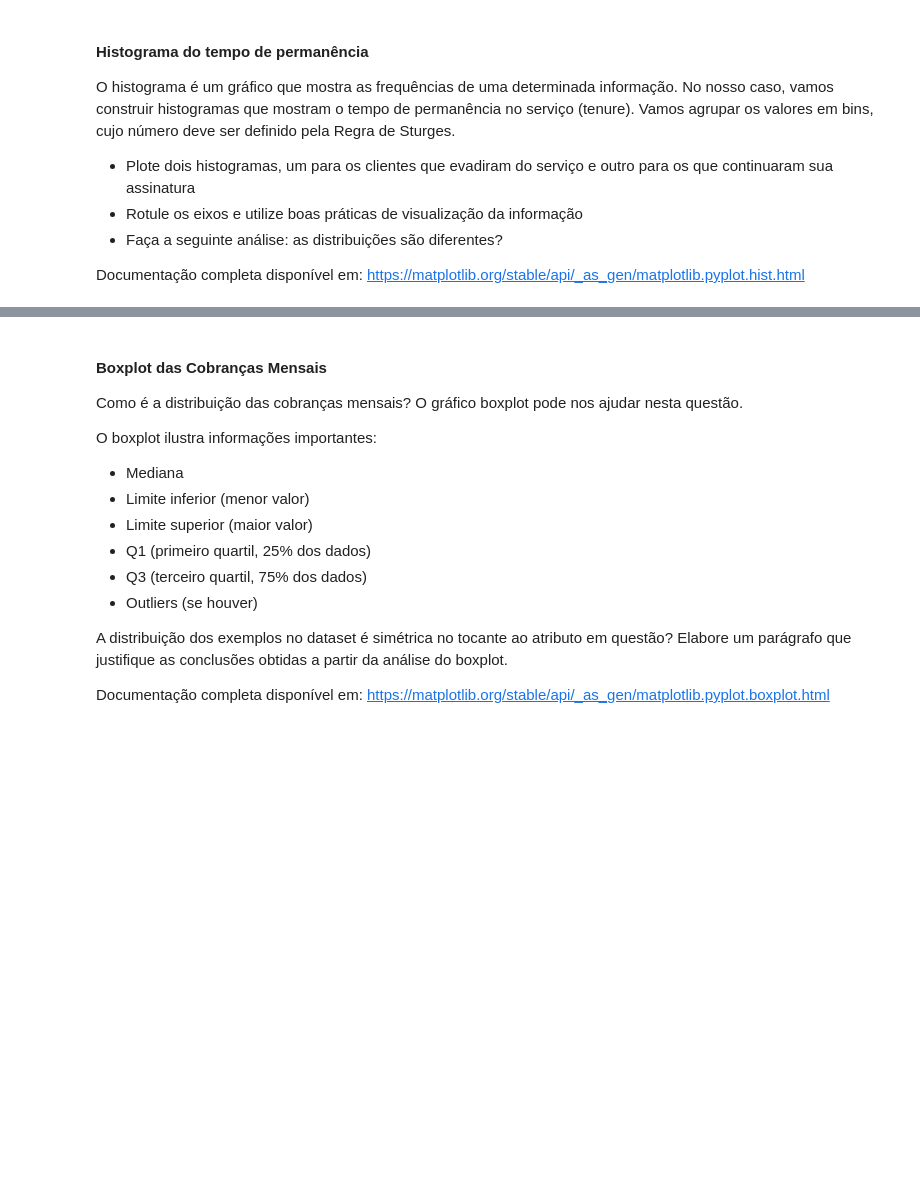
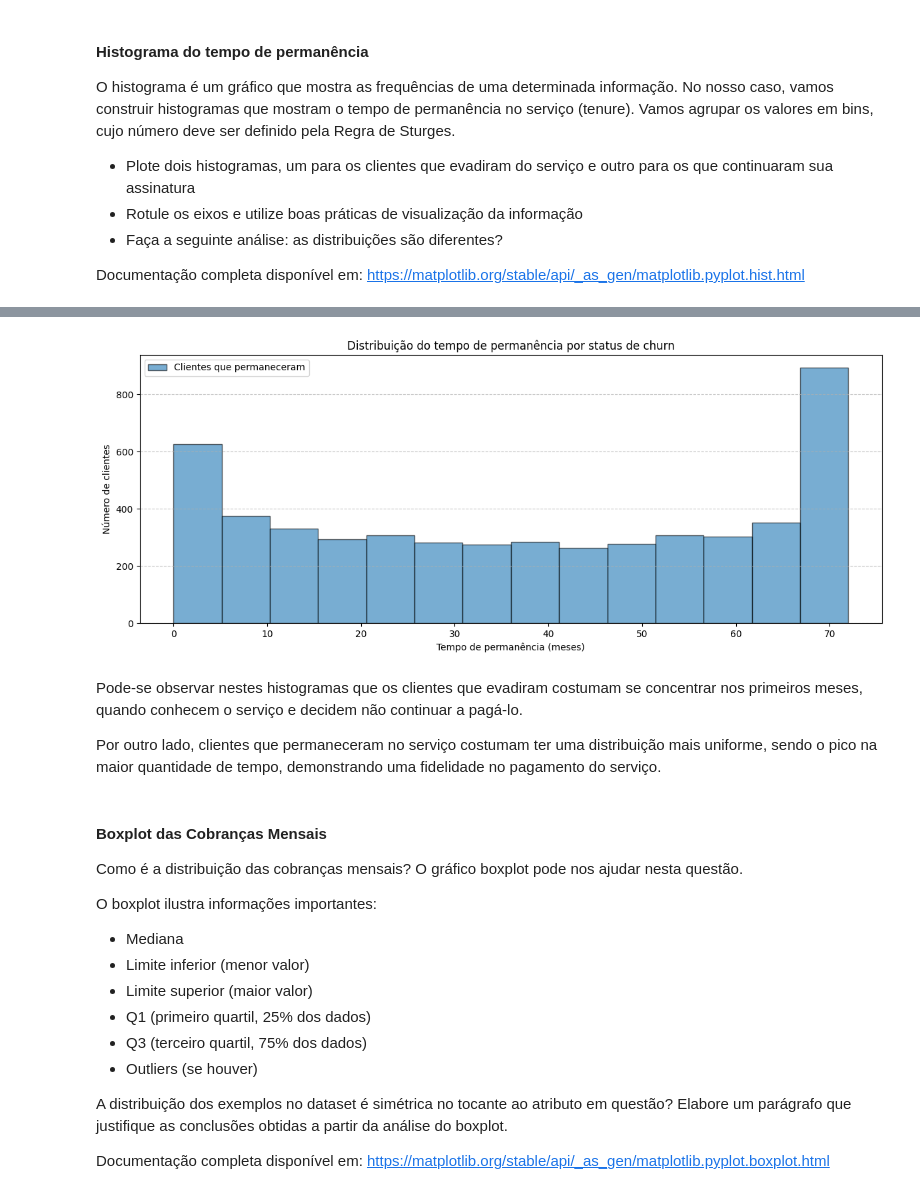
Before and after one commit to Panjota/RedesNeuraisArtificiais, a Jupyter notebook: RNA-2025.2-PP1.2.ipynb, the cells around one changed output, grey strips where cells are left out. Saved outputs shown, nothing was run; the diff lists cells and outputs as text; code cells hidden in the pictures; blank space fills up the shorter version.

```diff
--- a/RNA-2025.2-PP1.2.ipynb
+++ b/RNA-2025.2-PP1.2.ipynb
@@ -178,3 +204,21 @@ Documentação completa disponível em: https://matplotlib.org/stable/api/_as_ge
+# %%
+plt.figure(figsize=(12, 5))
+
+plt.hist(churn_no, bins=bins, alpha=0.6, label='Clientes que permaneceram', edgecolor='black')
+
+plt.xlabel('Tempo de permanência (meses)')
+plt.ylabel('Número de clientes')
+plt.title('Distribuição do tempo de permanência por status de churn')
+plt.legend()
+plt.grid(axis='y', linestyle='--', alpha=0.7)
+plt.tight_layout()
+plt.show()
+# %% [output]
+[figure, added]
+# %% [markdown]
+Pode-se observar nestes histogramas que os clientes que evadiram costumam se concentrar nos primeiros meses, quando conhecem o serviço e decidem não continuar a pagá-lo.
+
+Por outro lado, clientes que permaneceram no serviço costumam ter uma distribuição mais uniforme, sendo o pico na maior quantidade de tempo, demonstrando uma fidelidade no pagamento do serviço.
 # %% [markdown]
 #### Boxplot das Cobranças Mensais
 
```
Also changed, not shown: parts of 20 cells of this notebook.
